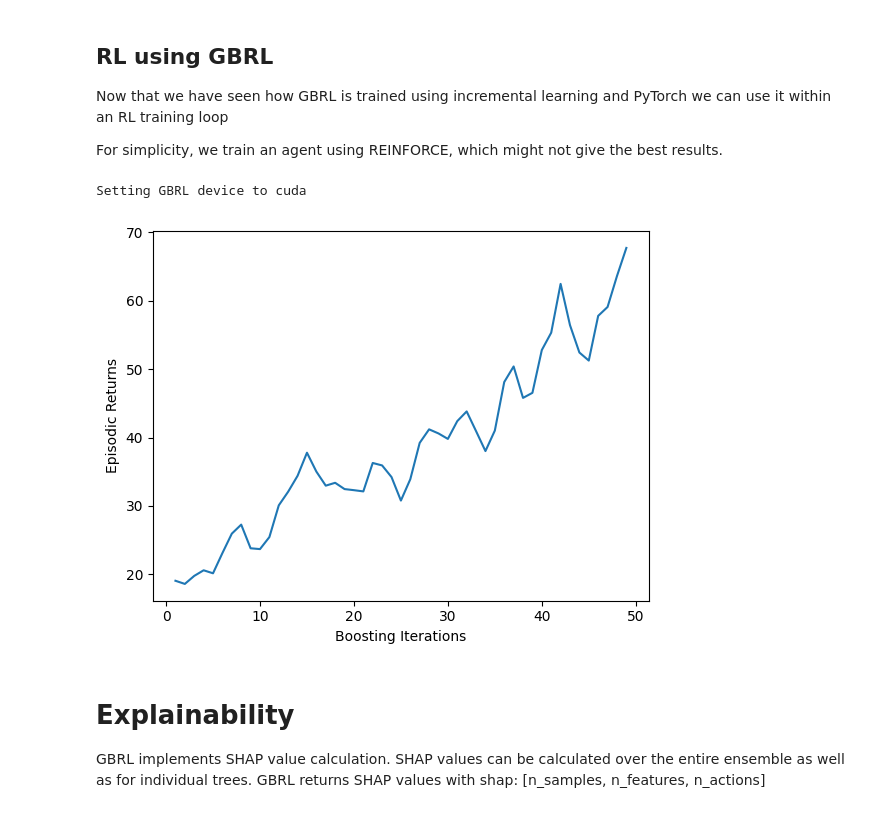
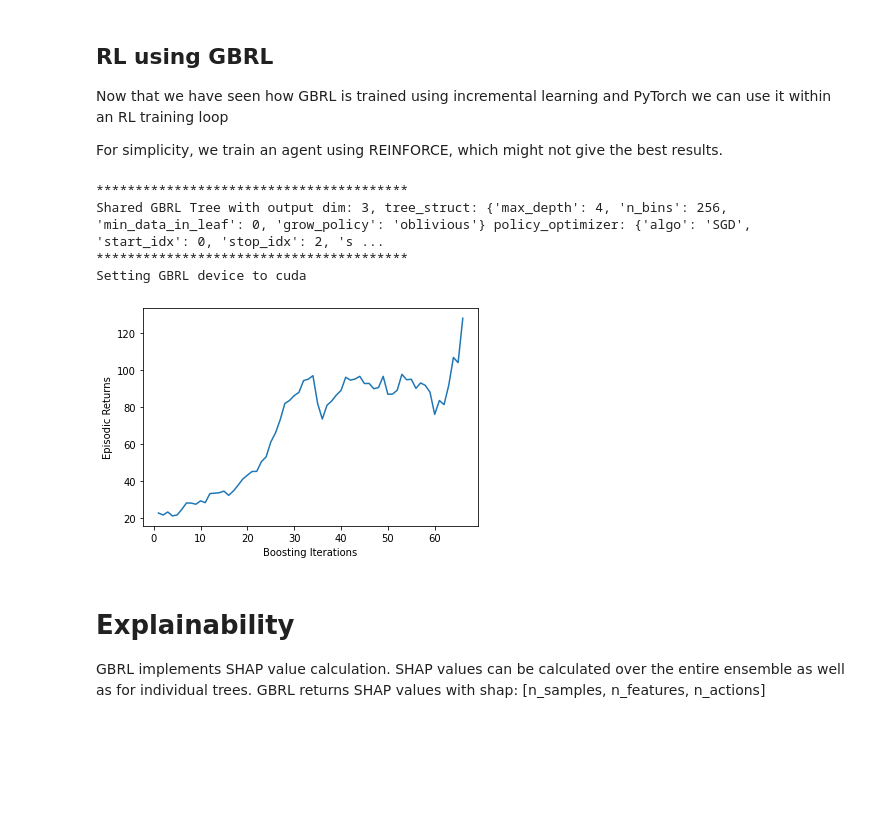
Before and after one commit to NVlabs/gbrl, a Jupyter notebook: tutorial.ipynb, the cells around one changed output. Saved outputs shown, nothing was run; the diff lists cells and outputs as text; code cells hidden in the pictures; blank space fills up the shorter version.

Commit message:
changed how step function is used

```diff
--- a/tutorial.ipynb
+++ b/tutorial.ipynb
@@ -192,15 +195,15 @@ def calculate_returns(rewards, gamma):
     return returns
 
 def perform_rollout(rollout_buffer, agent, env):
-    obs, info = env.reset(seed=0)
+    obs, _ = env.reset(seed=0)
     rollout_buffer['rewards'] = []
     done = False
     while not done:
-        action_logits = agent(obs)
+        action_logits, _ = agent(obs, requires_grad=False)
         action = Categorical(logits=action_logits).sample()
-        action_numpy = action.cpu().numpy()
+        action_numpy = action.cpu().numpy().squeeze()
 
-        obs, reward, terminated, truncated, info = env.step(action_numpy.squeeze())
+        obs, reward, terminated, truncated, _ = env.step(action_numpy)
         rollout_buffer['rewards'].append(reward)
         rollout_buffer['obs'].append(obs)
         rollout_buffer['actions'].append(action)
@@ -208,16 +211,19 @@ def perform_rollout(rollout_buffer, agent, env):
         done = terminated or truncated
 
 
-def reinforce_step(agent, observations, actions, returns):
+def reinforce_step(agent, observations, actions, returns, entropy_coeff=1e-1):
      # model update
-    action_logits = agent(observations)
+    action_logits, values = agent(observations)
     dist = Categorical(logits=action_logits)
     log_probs = dist.log_prob(actions)
+
     # calculate reinforce loss with subtracted baseline
-    loss = -(log_probs*(returns - returns.mean())).mean()
+    returns = (returns - returns.mean())
+    value_loss = th.nn.functional.mse_loss(returns, values)
+    policy_loss = -(log_probs*returns).mean()
+    loss = policy_loss + value_loss
     loss.backward()
-    agent.step(observations)
-
+    agent.step()
 
 # Helper function to plot results
 def plot_returns(iterations, losses, x_label, y_label):
@@ -234,48 +240,56 @@ device = 'cuda'if th.cuda.is_available() else 'cpu'
 env = gym.make("CartPole-v1")
 wrapped_env = gym.wrappers.RecordEpisodeStatistics(env, 50)  # Records episode-reward
 num_episodes = 1000
-gamma = 0.99
+gamma = 0.95
 optimizer = { 'algo': 'SGD',
-              'lr': 0.025,
+              'lr': 0.1,
               'start_idx': 0,
               'stop_idx': env.action_space.n,
             }
+value_optimizer = { 'algo': 'SGD',
+              'lr': 0.0075,
+              'start_idx': env.action_space.n,
+              'stop_idx': env.action_space.n + 1,
+            }
 
-bias = np.zeros(env.action_space.n, dtype=np.single)
-agent = ParametricActor(
-                    output_dim=env.action_space.n,
+bias = np.zeros(env.action_space.n + 1, dtype=np.single)
+agent = ActorCritic(
+                    output_dim=env.action_space.n + 1,
                     tree_struct=tree_struct,
                     policy_optimizer=optimizer,
+                    value_optimizer=value_optimizer,
                     gbrl_params=gbrl_params,
                     verbose=0,
                     bias=bias,
                     device=device)
 
-update_every = 20
+update_every = 15
 mean_returns = []
 iterations = []
 rollout_buffer = {'actions': [], 'obs': [], 'returns': []}
 
-for episode in range(num_episodes):
+for episode in range(1, num_episodes + 1):
     perform_rollout(rollout_buffer, agent, wrapped_env)
-
     rollout_buffer['returns'].extend(calculate_returns(rollout_buffer['rewards'], gamma))
 
-    if episode % update_every == 0 and episode > 0:
+    if episode % update_every == 0:
         returns = th.tensor(rollout_buffer['returns'], device=device)
         actions = th.cat(rollout_buffer['actions']).to(device)
         # input to model can be either a torch tensor or a numpy ndarray
         observations = np.stack(rollout_buffer['obs'])
         reinforce_step(agent, observations, actions, returns)
         rollout_buffer = {'actions': [], 'obs': [], 'returns': []}
 
         mean_returns.append(np.mean(wrapped_env.return_queue))
         iterations.append(agent.get_iteration())
 
 plot_returns(iterations, mean_returns, y_label='Episodic Returns', x_label='Boosting Iterations')
 # %% [output]
+****************************************
+Shared GBRL Tree with output dim: 3, tree_struct: {'max_depth': 4, 'n_bins': 256, 'min_data_in_leaf': 0, 'grow_policy': 'oblivious'} policy_optimizer: {'algo': 'SGD', 'start_idx': 0, 'stop_idx': 2, 's ...
+****************************************
 Setting GBRL device to cuda
-[figure, old version]
+[figure, new version]
 # %% [markdown]
 # Explainability
 GBRL implements SHAP value calculation. SHAP values can be calculated over the entire ensemble as well as for individual trees.
```
Also changed, not shown: parts of 7 cells of this notebook, 8 other files.
